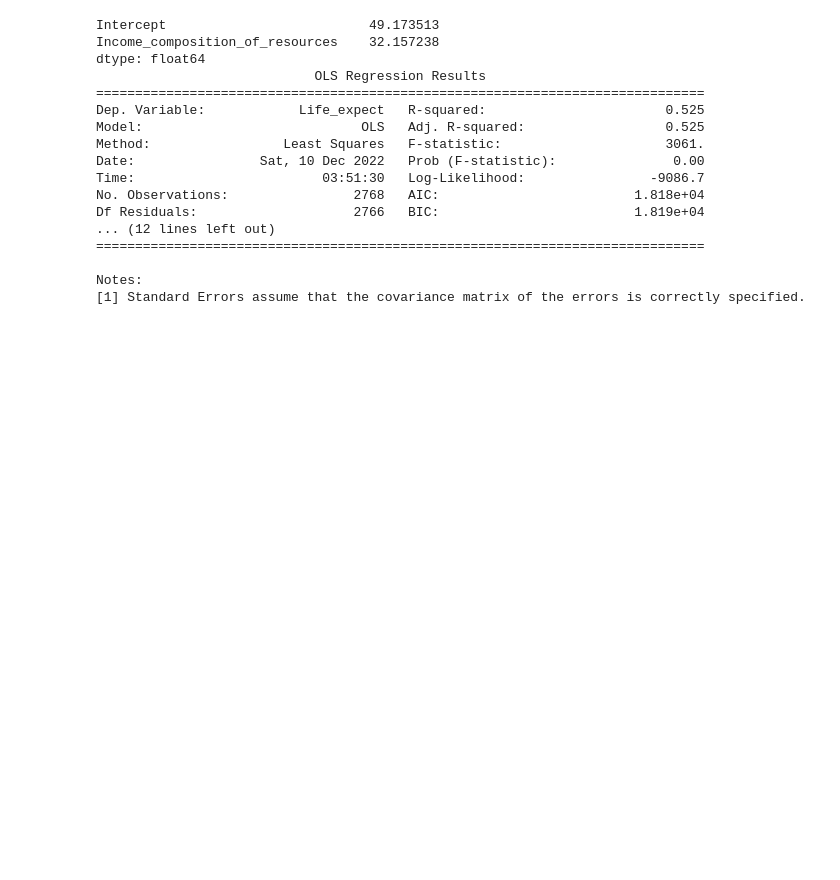
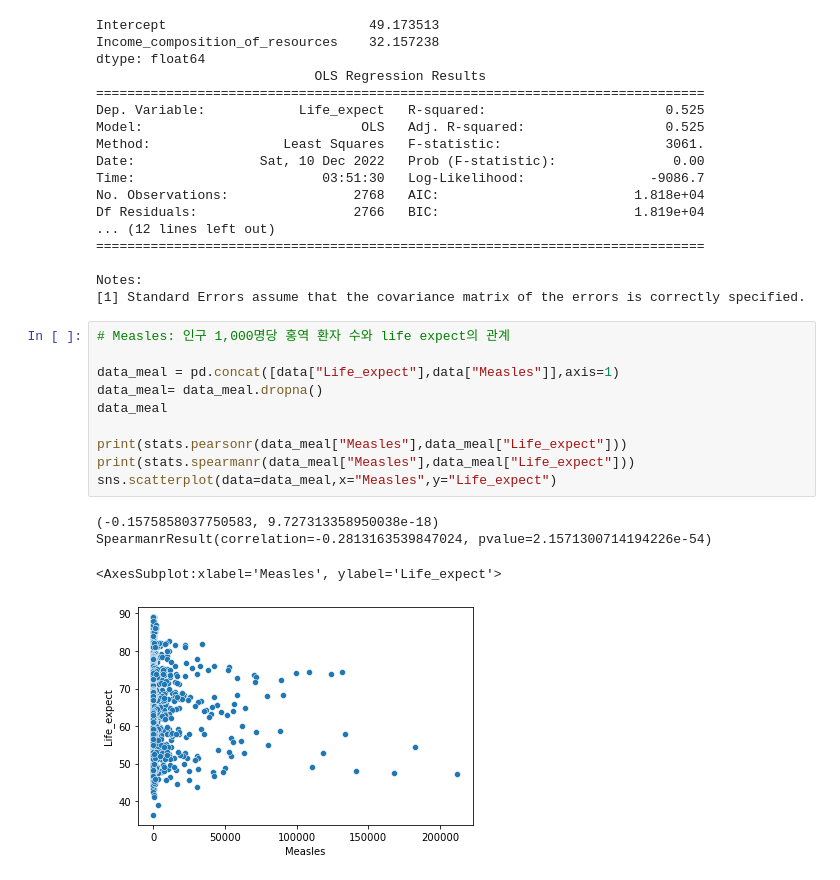
Before and after one commit to doraemon49/SDA-22-2, a Jupyter notebook: Life.ipynb, the cells around one changed output. Cells and saved outputs as stored; diff of their text form; blank space fills up the shorter version.

Commit message:
Measles: 인구 1,000명당 홍역 환자 수와 life expect의 관계

```diff
--- a/Life.ipynb
+++ b/Life.ipynb
@@ -1292,3 +1277,18 @@ Df Residuals:                    2766   BIC:                         1.819e+04
 
 Notes:
 [1] Standard Errors assume that the covariance matrix of the errors is correctly specified.
+# %%
+# Measles: 인구 1,000명당 홍역 환자 수와 life expect의 관계
+
+data_meal = pd.concat([data["Life_expect"],data["Measles"]],axis=1)
+data_meal= data_meal.dropna()
+data_meal
+
+print(stats.pearsonr(data_meal["Measles"],data_meal["Life_expect"]))
+print(stats.spearmanr(data_meal["Measles"],data_meal["Life_expect"]))
+sns.scatterplot(data=data_meal,x="Measles",y="Life_expect")
+# %% [output]
+(-0.1575858037750583, 9.727313358950038e-18)
+SpearmanrResult(correlation=-0.2813163539847024, pvalue=2.1571300714194226e-54)
+<AxesSubplot:xlabel='Measles', ylabel='Life_expect'>
+[figure, added]
```
Also changed, not shown: parts of 9 cells of this notebook.
